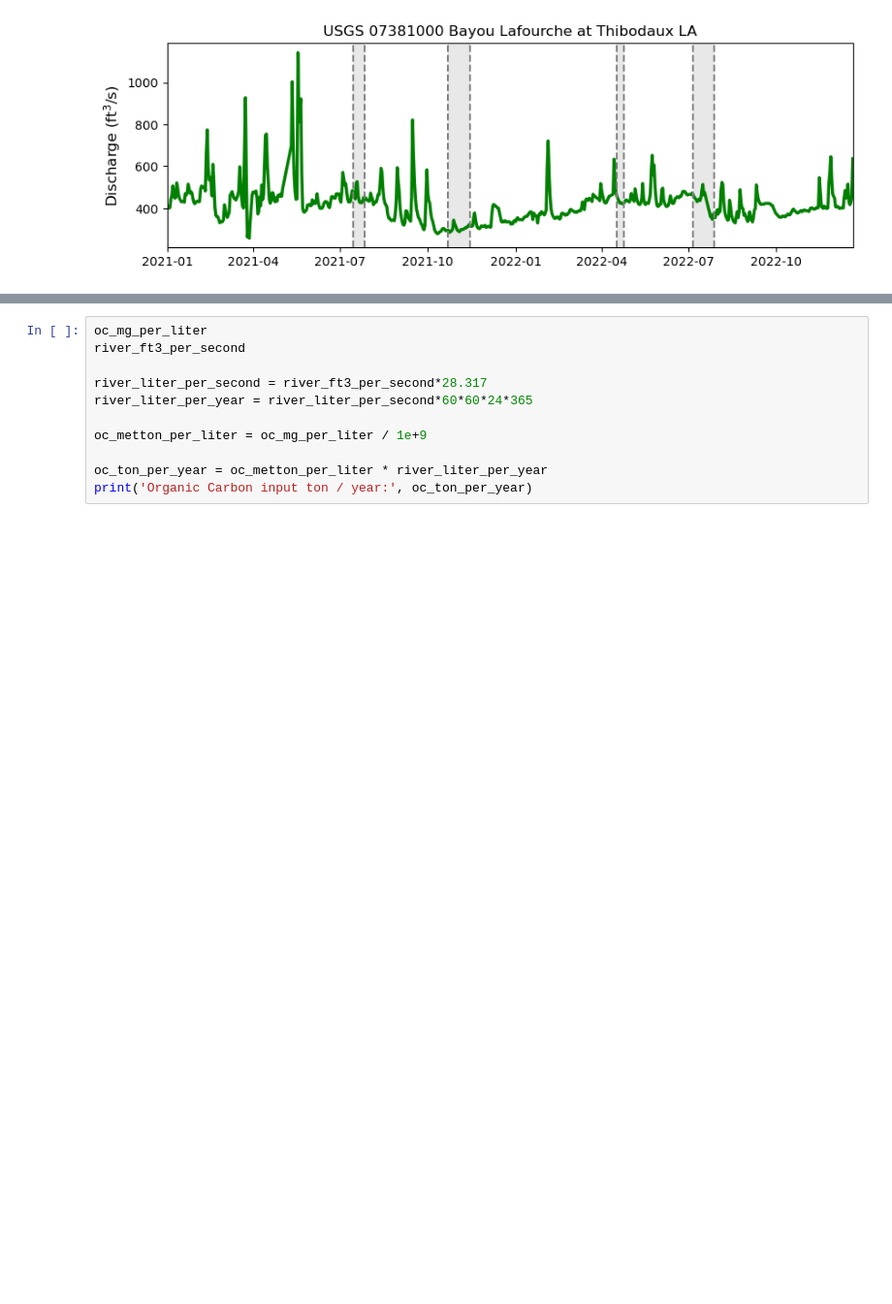
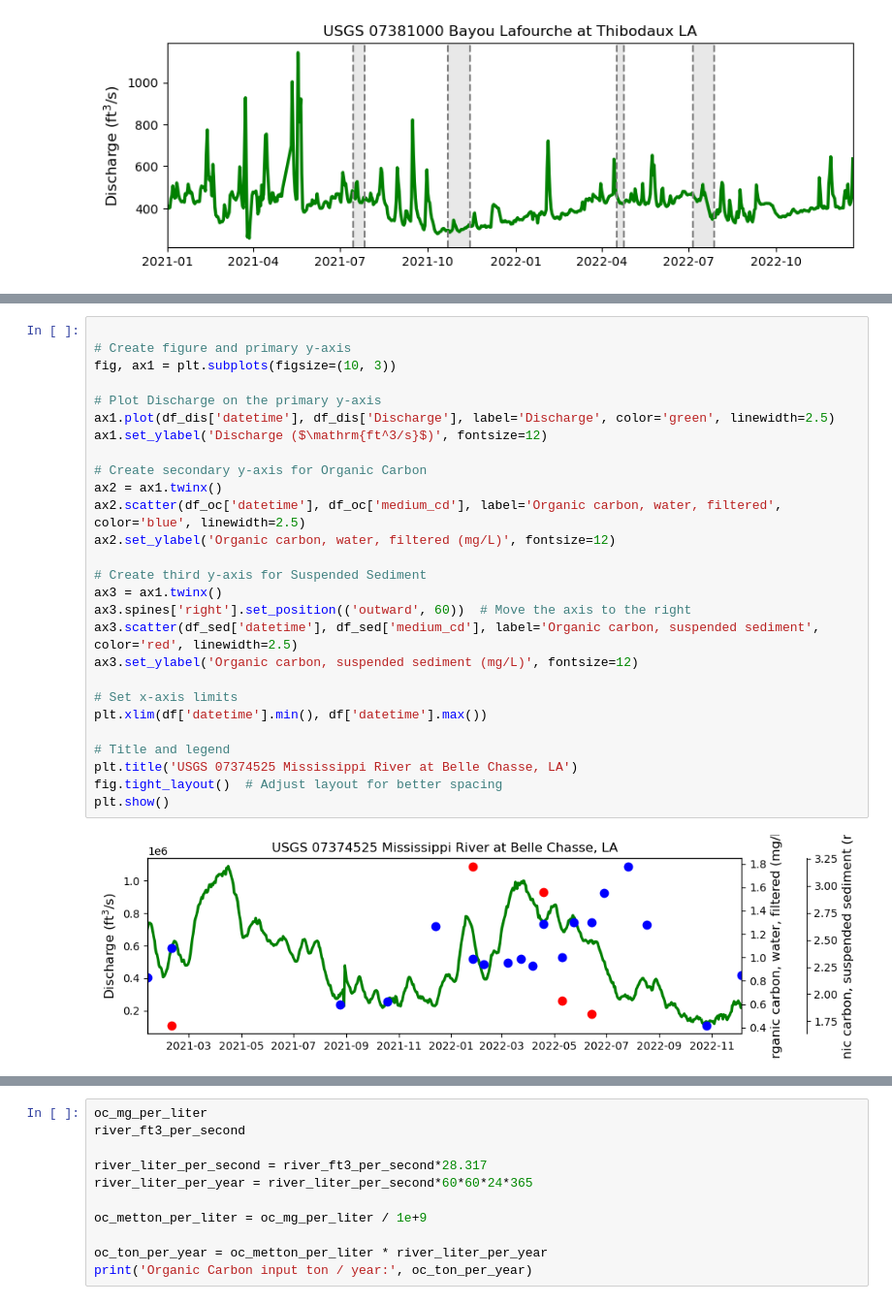
Before and after one commit to Hanna-the-explorer/Data_codes, a Jupyter notebook: river_discharge.ipynb, the cells around one changed output, grey strips where cells are left out. Shown at 97% size. Cells and saved outputs as stored; diff of their text form; blank space fills up the shorter version.

```diff
--- a/river_discharge.ipynb
+++ b/river_discharge.ipynb
@@ -163,0 +221,29 @@ print(df['medium_cd'].mean())
+# %%
+
+# Create figure and primary y-axis
+fig, ax1 = plt.subplots(figsize=(10, 3))
+
+# Plot Discharge on the primary y-axis
+ax1.plot(df_dis['datetime'], df_dis['Discharge'], label='Discharge', color='green', linewidth=2.5)
+ax1.set_ylabel('Discharge ($\mathrm{ft^3/s}$)', fontsize=12)
+
+# Create secondary y-axis for Organic Carbon
+ax2 = ax1.twinx()
+ax2.scatter(df_oc['datetime'], df_oc['medium_cd'], label='Organic carbon, water, filtered', color='blue', linewidth=2.5)
+ax2.set_ylabel('Organic carbon, water, filtered (mg/L)', fontsize=12)
+
+# Create third y-axis for Suspended Sediment
+ax3 = ax1.twinx()
+ax3.spines['right'].set_position(('outward', 60))  # Move the axis to the right
+ax3.scatter(df_sed['datetime'], df_sed['medium_cd'], label='Organic carbon, suspended sediment', color='red', linewidth=2.5)
+ax3.set_ylabel('Organic carbon, suspended sediment (mg/L)', fontsize=12)
+
+# Set x-axis limits
+plt.xlim(df['datetime'].min(), df['datetime'].max())
+
+# Title and legend
+plt.title('USGS 07374525 Mississippi River at Belle Chasse, LA')
+fig.tight_layout()  # Adjust layout for better spacing
+plt.show()
+# %% [output]
+[figure, added]
```
Also changed, not shown: parts of 7 cells of this notebook.
